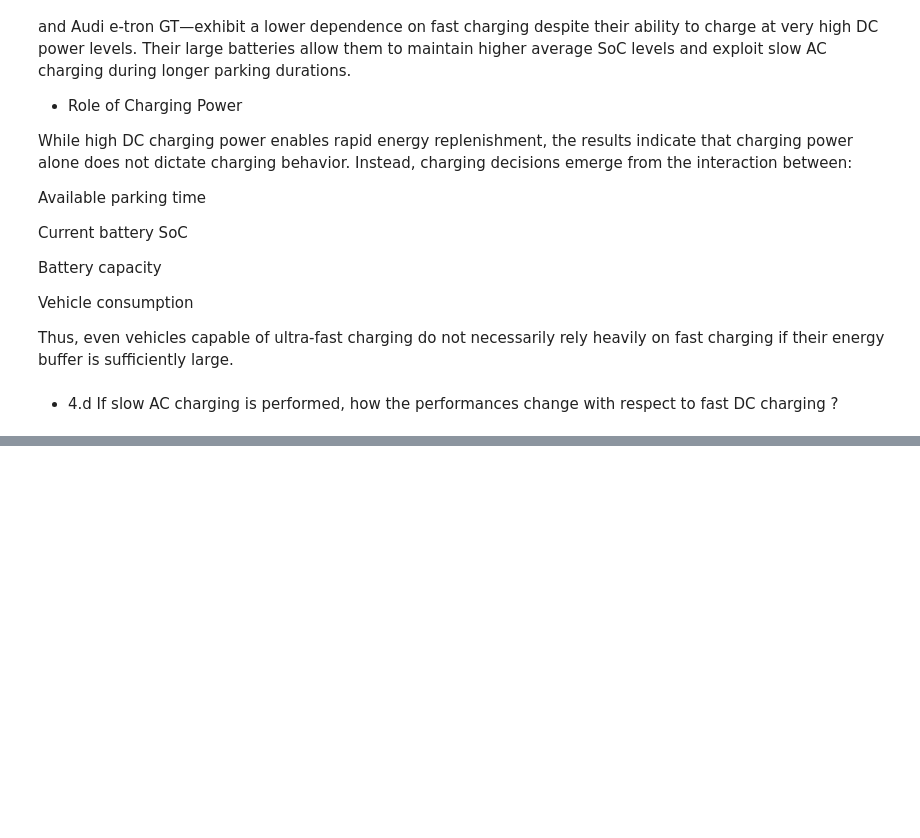
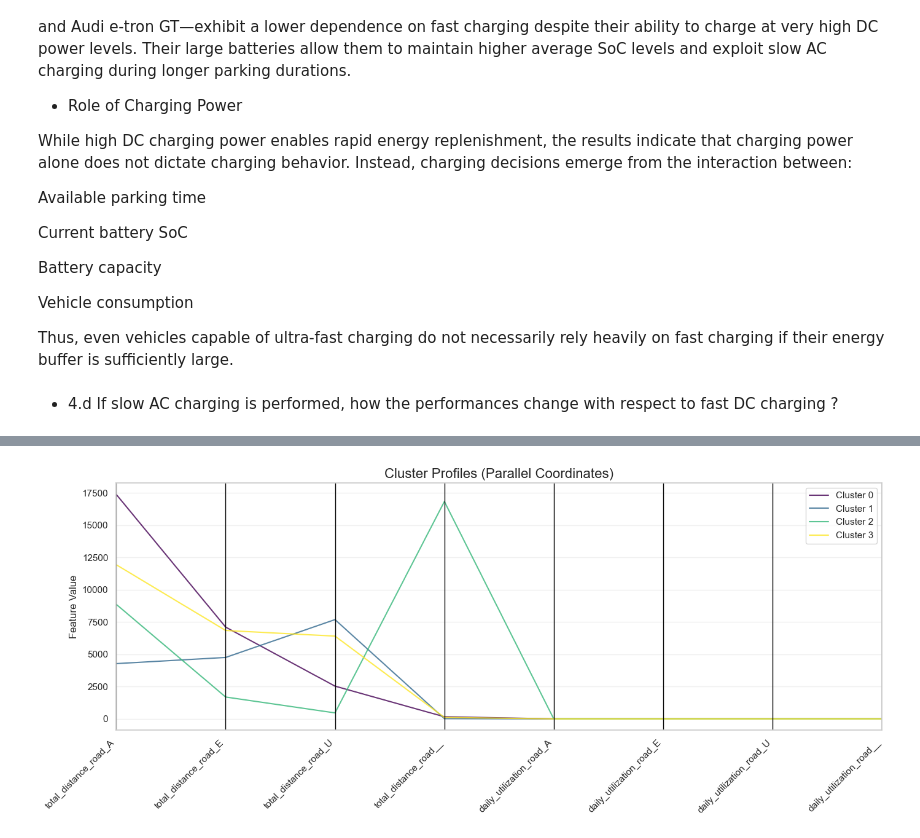
Before and after one commit to thatsnegar/Lab3, a Jupyter notebook: lab3.ipynb, the cells around one changed output, grey strips where cells are left out. Cells and saved outputs as stored; diff of their text form; code cells hidden in the pictures; blank space fills up the shorter version.

```diff
--- a/lab3.ipynb
+++ b/lab3.ipynb
@@ -1232,0 +1294,18 @@ Running Slow AC Only Simulation...
+# %%
+from pandas.plotting import parallel_coordinates
+
+# Prepare data for parallel coordinates
+cluster_viz = clusters_rescaled.copy()
+cluster_viz['cluster'] = [f'Cluster {i}' for i in range(n_clusters)]
+
+plt.figure(figsize=(14, 6))
+parallel_coordinates(cluster_viz, 'cluster', colormap='viridis', alpha=0.8)
+plt.title('Cluster Profiles (Parallel Coordinates)', fontsize=16)
+plt.xticks(rotation=45, ha='right')
+plt.ylabel('Feature Value', fontsize=12)
+plt.legend(loc='best')
+plt.grid(True, alpha=0.3)
+plt.tight_layout()
+plt.show()
+# %% [output]
+[figure, added]
```
Also changed, not shown: parts of 33 cells of this notebook, 3 other files.
